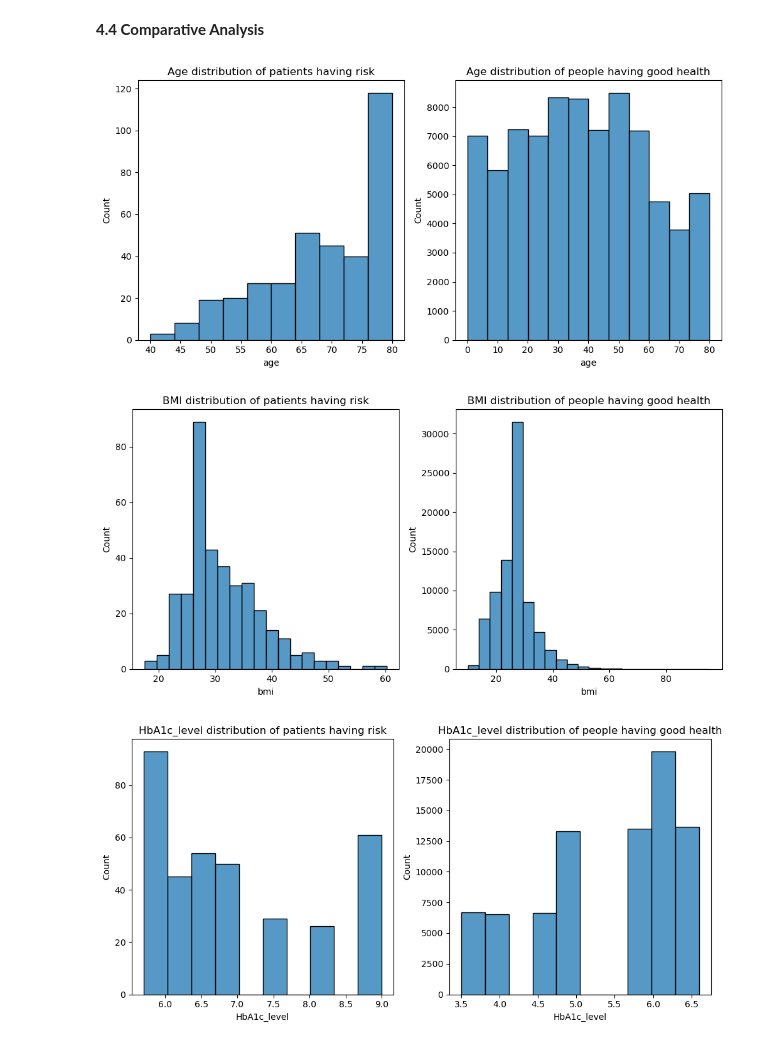
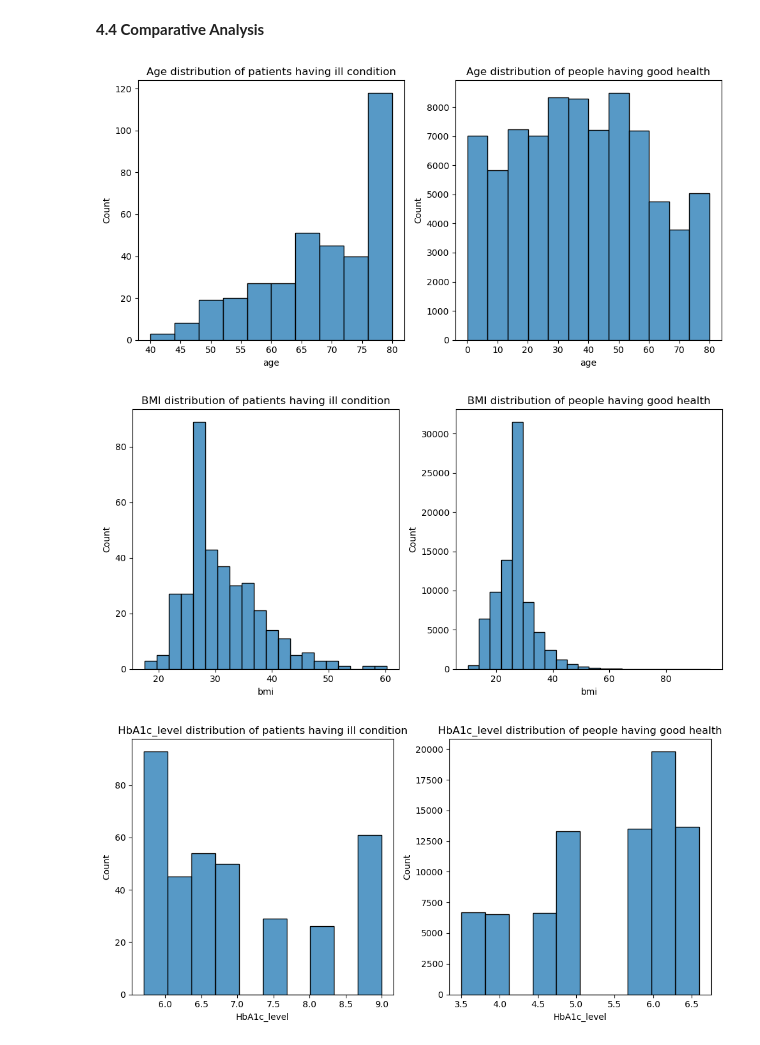
Before and after one commit to iktiyar/Practice-Project, a Jupyter notebook: Diabetes Prediction.ipynb, the cells around one changed output. Cells and saved outputs as stored; diff of their text form; code cells hidden in the pictures.

```diff
--- a/Diabetes Prediction.ipynb
+++ b/Diabetes Prediction.ipynb
@@ -242,9 +242,9 @@ plt.show()
 # %% [markdown]
 **4.2 Diabetic Patients having 'hypertension' and 'heart_disease'.**
 # %%
-# patients are in risk
-df_risk = df[(df['hypertension']==1) & (df['heart_disease']==1) & (df['diabetes']==1)]
-df_risk
+# patients having health problem
+df_patient = df[(df['hypertension']==1) & (df['heart_disease']==1) & (df['diabetes']==1)]
+df_patient
 # %% [output]
 |  | gender | age | hypertension | heart_disease | smoking_history | bmi | HbA1c_level | ... |
 | 242 | Male | 57.0 | 1 | 1 | not current | 27.77 | 6.6 | ... |
@@ -325,33 +326,33 @@ SyntaxError: positional argument follows keyword argument (1361897851.py, line 2
 # %%
 # distribution of age
 fig, ax = plt.subplots(1,2,figsize=(10,5))
-sns.histplot(df_risk['age'],ax=ax[0])
+sns.histplot(df_patient['age'],ax=ax[0])
 sns.histplot(df_good['age'],ax=ax[1],bins=12)
-ax[0].set_title('Age distribution of patients having risk')
+ax[0].set_title('Age distribution of patients having ill condition')
 ax[1].set_title('Age distribution of people having good health')
 plt.tight_layout()
 # %% [output]
-[figure, old version]
+[figure, new version]
 # %%
 # distribution of bmi
 fig, ax = plt.subplots(1,2,figsize=(10,5))
-sns.histplot(df_risk['bmi'],ax=ax[0])
+sns.histplot(df_patient['bmi'],ax=ax[0])
 sns.histplot(df_good['bmi'],ax=ax[1],bins=22)
-ax[0].set_title('BMI distribution of patients having risk')
+ax[0].set_title('BMI distribution of patients having ill condition')
 ax[1].set_title('BMI distribution of people having good health')
 plt.tight_layout()
 # %% [output]
-[figure, old version]
+[figure, new version]
 # %%
 # distribution of age
 fig, ax = plt.subplots(1,2,figsize=(10,5))
-sns.histplot(df_risk['HbA1c_level'],ax=ax[0])
+sns.histplot(df_patient['HbA1c_level'],ax=ax[0])
 sns.histplot(df_good['HbA1c_level'],ax=ax[1],bins=10)
-ax[0].set_title('HbA1c_level distribution of patients having risk')
+ax[0].set_title('HbA1c_level distribution of patients having ill condition')
 ax[1].set_title('HbA1c_level distribution of people having good health')
 plt.tight_layout()
 # %% [output]
-[figure, old version]
+[figure, new version]
 # %%
 # distribution of blood_glucose_level
 fig, ax = plt.subplots(1,2,figsize=(10,5))
```
Also changed, not shown: parts of 6 cells of this notebook.
